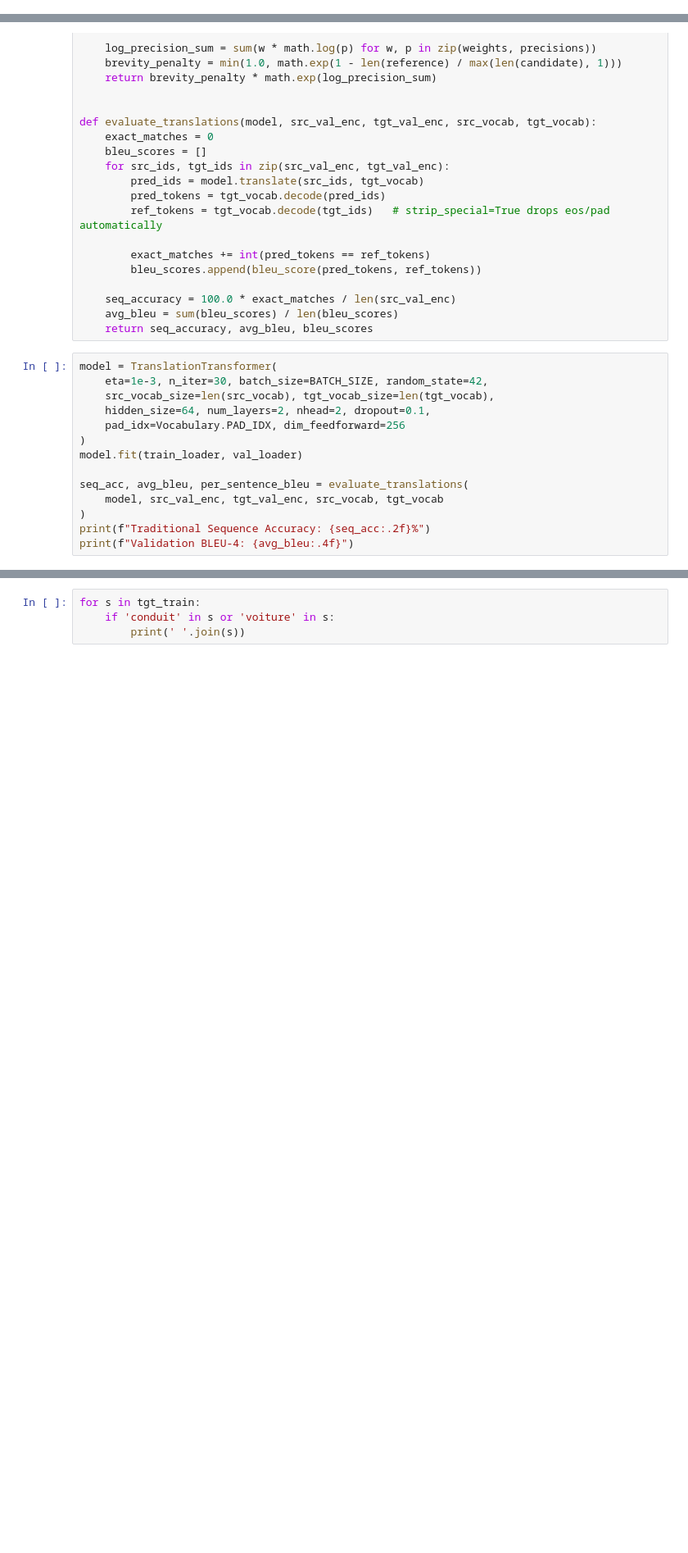
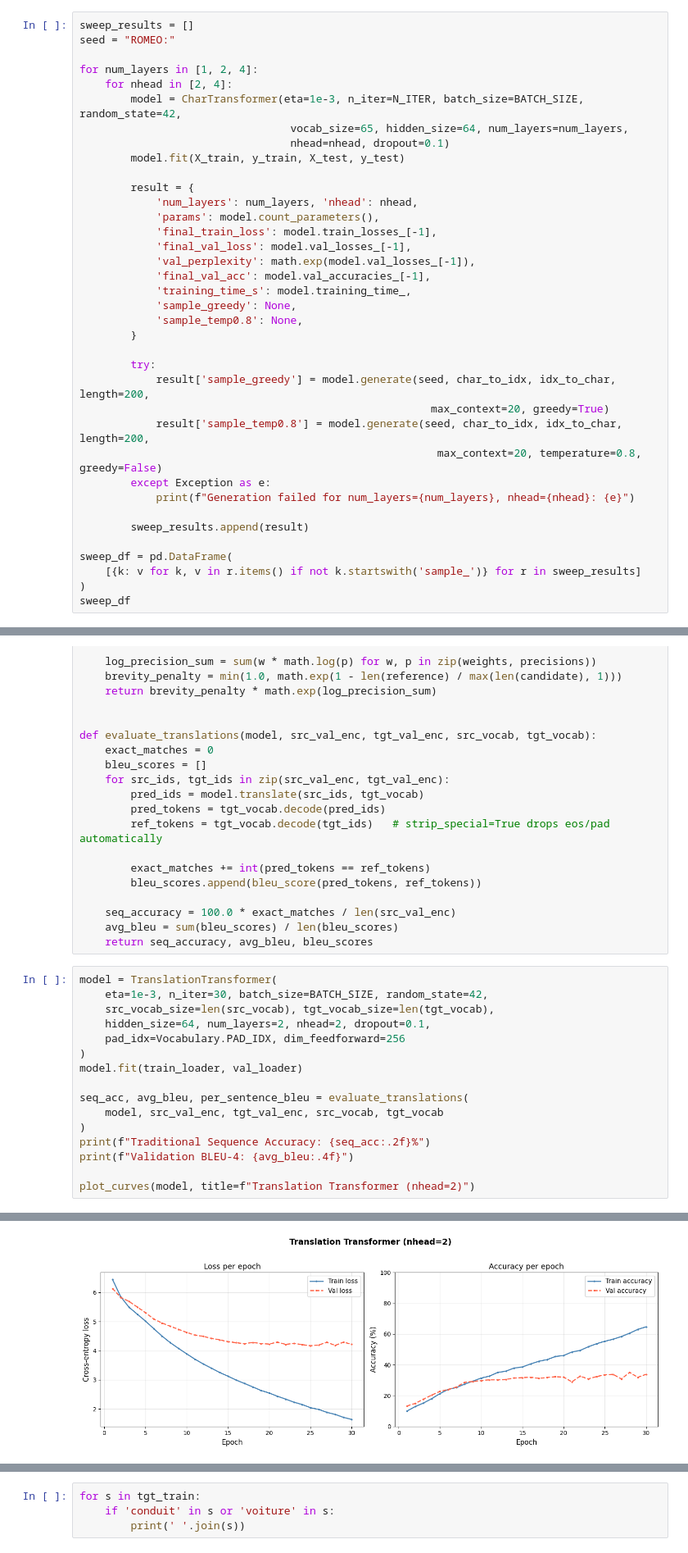
Before and after one commit to runo313/Deep-Learning, a Jupyter notebook: Transformers/next-char-transformer.ipynb, the cells around one changed output, grey strips where cells are left out. Shown at 82% size. Cells and saved outputs as stored; diff of their text form; blank space fills up the shorter version.

```diff
--- a/Transformers/next-char-transformer.ipynb
+++ b/Transformers/next-char-transformer.ipynb
@@ -430,0 +505,37 @@ final val loss: 1.7027, val acc: 49.11%, perplexity: 5.49
+# %%
+sweep_results = []
+seed = "ROMEO:"
+
+for num_layers in [1, 2, 4]:
+    for nhead in [2, 4]:
+        model = CharTransformer(eta=1e-3, n_iter=N_ITER, batch_size=BATCH_SIZE, random_state=42,
+                                 vocab_size=65, hidden_size=64, num_layers=num_layers,
+                                 nhead=nhead, dropout=0.1)
+        model.fit(X_train, y_train, X_test, y_test)
+
+        result = {
+            'num_layers': num_layers, 'nhead': nhead,
+            'params': model.count_parameters(),
+            'final_train_loss': model.train_losses_[-1],
+            'final_val_loss': model.val_losses_[-1],
+            'val_perplexity': math.exp(model.val_losses_[-1]),
+            'final_val_acc': model.val_accuracies_[-1],
+            'training_time_s': model.training_time_,
+            'sample_greedy': None,
+            'sample_temp0.8': None,
+        }
+
+        try:
+            result['sample_greedy'] = model.generate(seed, char_to_idx, idx_to_char, length=200,
+                                                       max_context=20, greedy=True)
+            result['sample_temp0.8'] = model.generate(seed, char_to_idx, idx_to_char, length=200,
+                                                        max_context=20, temperature=0.8, greedy=False)
+        except Exception as e:
+            print(f"Generation failed for num_layers={num_layers}, nhead={nhead}: {e}")
+
+        sweep_results.append(result)
+
+sweep_df = pd.DataFrame(
+    [{k: v for k, v in r.items() if not k.startswith('sample_')} for r in sweep_results]
+)
+sweep_df
@@ -875,5 +1036,7 @@ seq_acc, avg_bleu, per_sentence_bleu = evaluate_translations(
 )
 print(f"Traditional Sequence Accuracy: {seq_acc:.2f}%")
 print(f"Validation BLEU-4: {avg_bleu:.4f}")
+
+plot_curves(model, title=f"Translation Transformer (nhead=2)")
 # %% [output]
 Using cuda
@@ -895,5 +1058,6 @@ Training complete: 0m 7.8s
 Traditional Sequence Accuracy: 0.00%
 Validation BLEU-4: 0.0360
+[figure, added]
 # %%
 sweep_configs = [(1, 2), (1, 4), (2, 2), (2, 4), (4, 2), (4, 4)]
 translation_sweep_results = []
```
Also changed, not shown: parts of 11 cells of this notebook.
